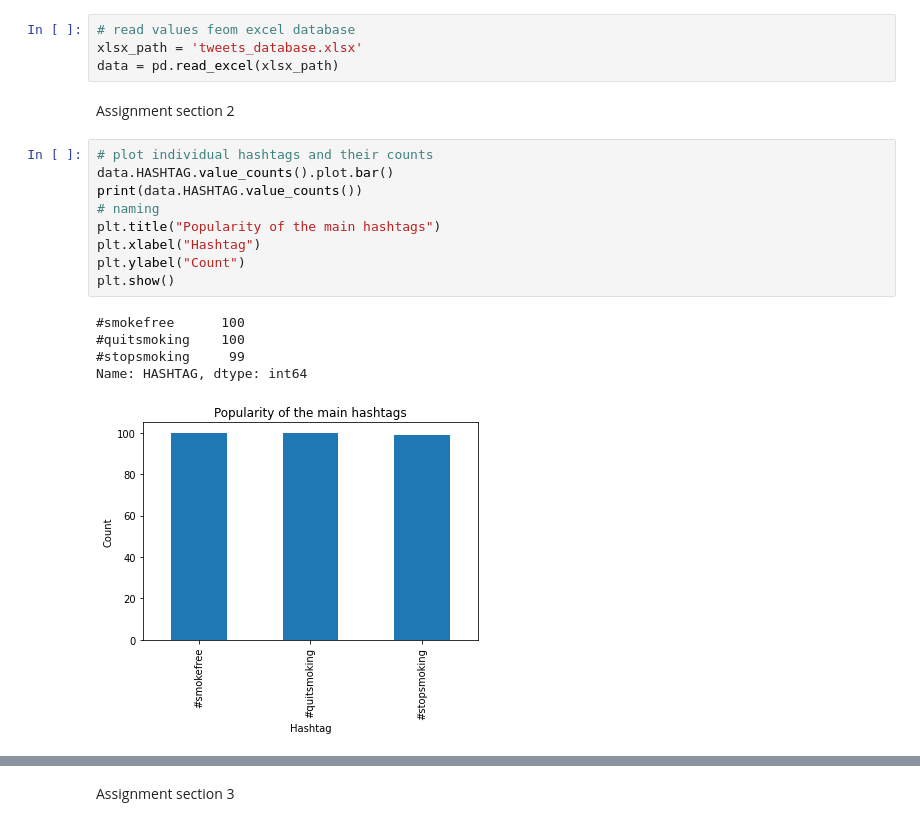
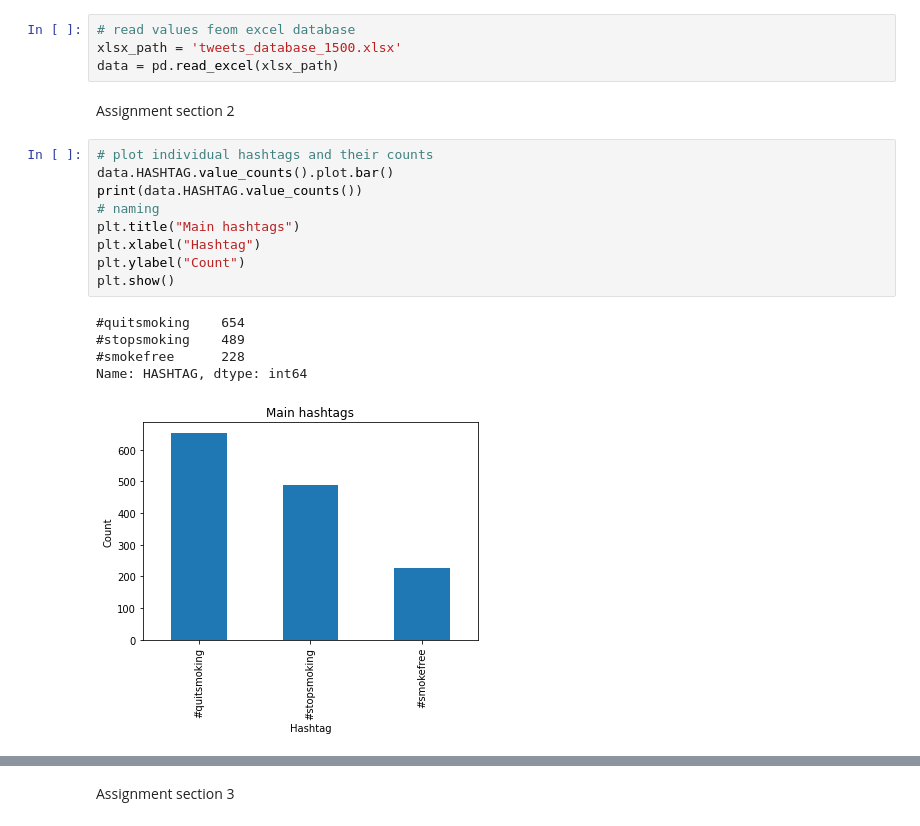
Before and after one commit to pahiz/sna-project, a Jupyter notebook: histograms.ipynb, the cells around one changed output, grey strips where cells are left out. Saved outputs shown, nothing was run; the diff lists cells and outputs as text.

```diff
--- a/histograms.ipynb
+++ b/histograms.ipynb
@@ -5,25 +5,25 @@ import pandas as pd
 import numpy as np
 # %%
 # read values feom excel database
-xlsx_path = 'tweets_database.xlsx'
+xlsx_path = 'tweets_database_1500.xlsx'
 data = pd.read_excel(xlsx_path)
 # %% [markdown]
 Assignment section 2
 # %%
 # plot individual hashtags and their counts
 data.HASHTAG.value_counts().plot.bar()
 print(data.HASHTAG.value_counts())
 # naming
-plt.title("Popularity of the main hashtags")
+plt.title("Main hashtags")
 plt.xlabel("Hashtag")
 plt.ylabel("Count")
 plt.show()
 # %% [output]
-#smokefree      100
-#quitsmoking    100
-#stopsmoking     99
+#quitsmoking    654
+#stopsmoking    489
+#smokefree      228
 Name: HASHTAG, dtype: int64
-[figure, old version]
+[figure, new version]
 # %%
 # plot individual users per individual hashtags
 data.groupby('HASHTAG')['AUTHOR ID'].nunique().plot.bar()
```
Also changed, not shown: parts of 4 cells of this notebook.
